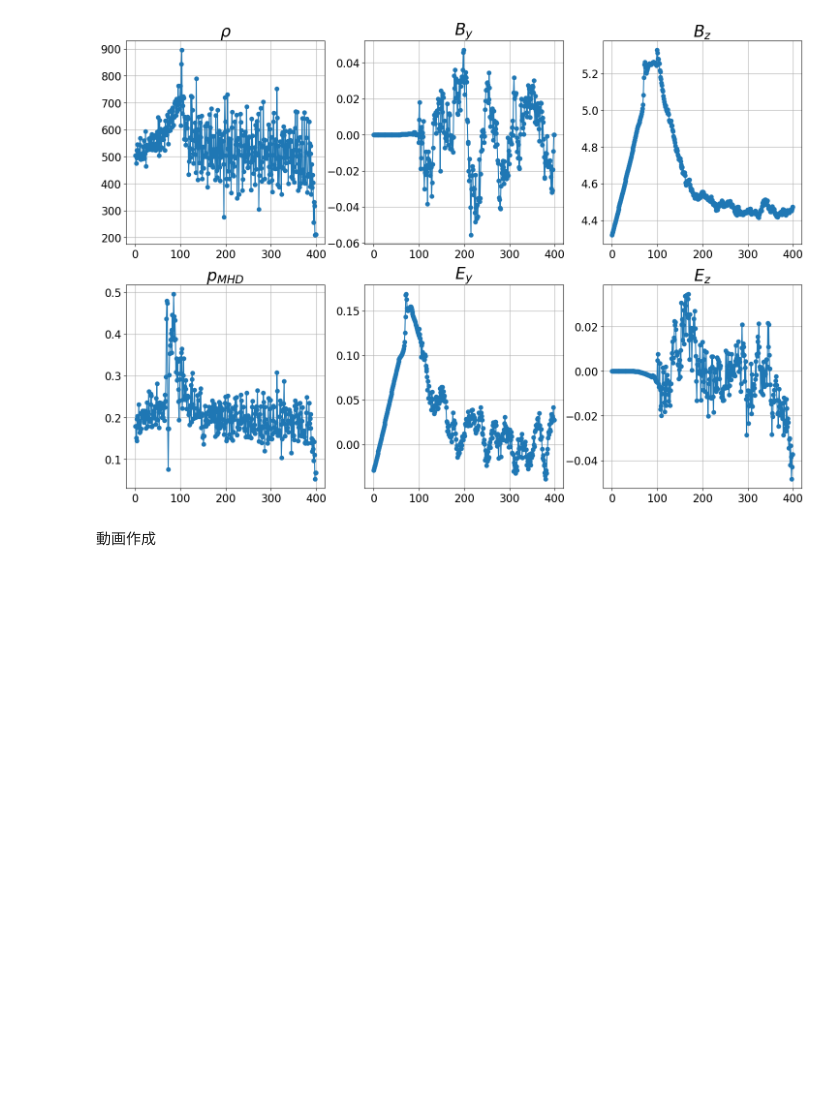
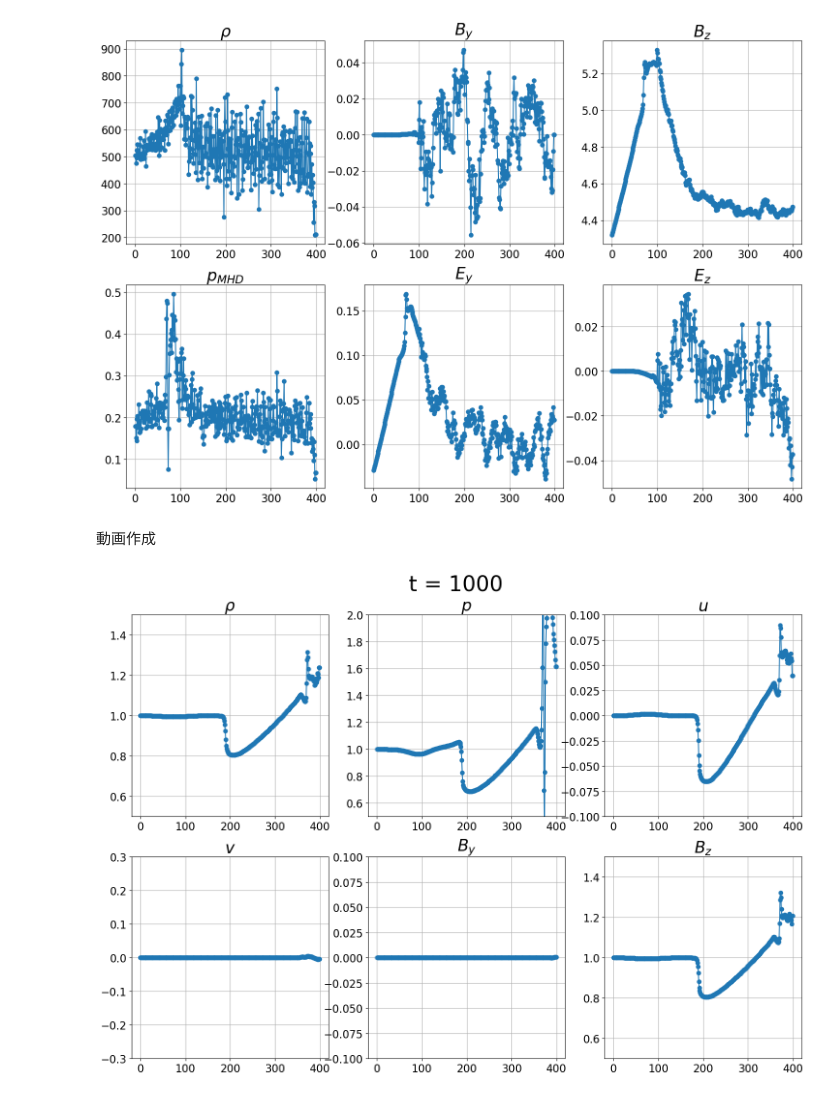
Before and after one commit to keita-akutagawa/MHD-PIC, a Jupyter notebook: 1D/Alfven_MHD-PIC_Sugiyama.ipynb, the cells around one changed output. Drawn from its saved outputs; the diff is of its cells as text; code cells hidden in the pictures; blank space fills up the shorter version.

```diff
--- a/1D/Alfven_MHD-PIC_Sugiyama.ipynb
+++ b/1D/Alfven_MHD-PIC_Sugiyama.ipynb
@@ -650,7 +650,7 @@ ax6 = fig.add_subplot(236)
 filename = "Alfven_MHD-PIC_MHD.mp4"
 
 interval = 10
-for i in range(0, 1000+1, interval):
+for i in range(0, steps+1, interval):
     ax1.clear()
     ax2.clear()
     ax3.clear()
@@ -691,33 +691,35 @@ for i in range(0, 1000+1, interval):
     ax6.set_title(r"$B_z$", fontsize=24)
     ax1.tick_params(labelsize=16)
     ax2.tick_params(labelsize=16)
     ax3.tick_params(labelsize=16)
     ax4.tick_params(labelsize=16)
     ax5.tick_params(labelsize=16)
     ax6.tick_params(labelsize=16)
     ax1.grid()
     ax2.grid()
     ax3.grid()
     ax4.grid()
     ax5.grid()
     ax6.grid()
 
     plt.suptitle(f"t = {i}", y=0.95, fontsize=32)
 
     fig.savefig(f'./pictures/{i}.png', dpi=200)
 
 
 img = cv2.imread(f'./pictures/0.png')
 framesize = (img.shape[1], img.shape[0])
 fps = 5.0
 
 fourcc = cv2.VideoWriter_fourcc('m','p','4','v')
 video  = cv2.VideoWriter(filename=filename, fourcc=fourcc, fps=fps, frameSize=framesize)
 
 for i in range(0, steps, interval):
     img = cv2.imread(f'./pictures/{i}.png')
     video.write(img)
 video.release()
+# %% [output]
+[figure, added]
 # %%
 fig = plt.figure(figsize=(18, 12))
 ax1 = fig.add_subplot(231)
```
Also changed, not shown: parts of 5 cells of this notebook, 1 other file.
